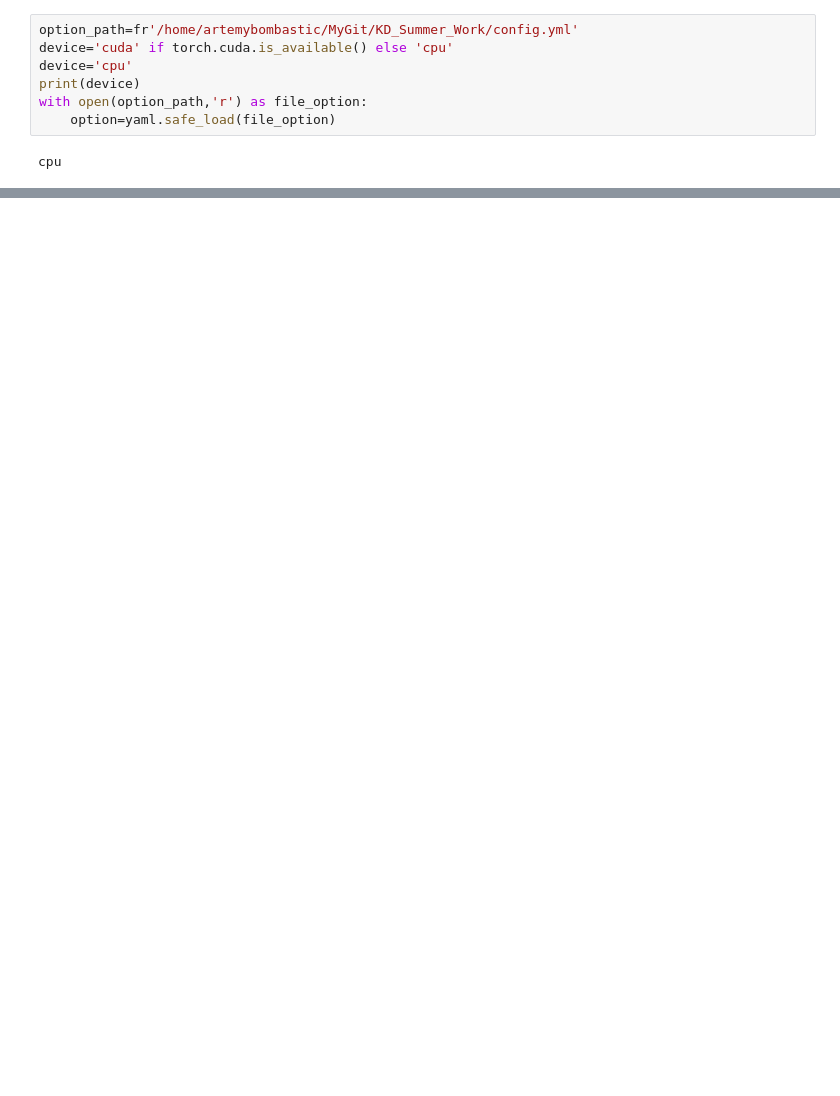
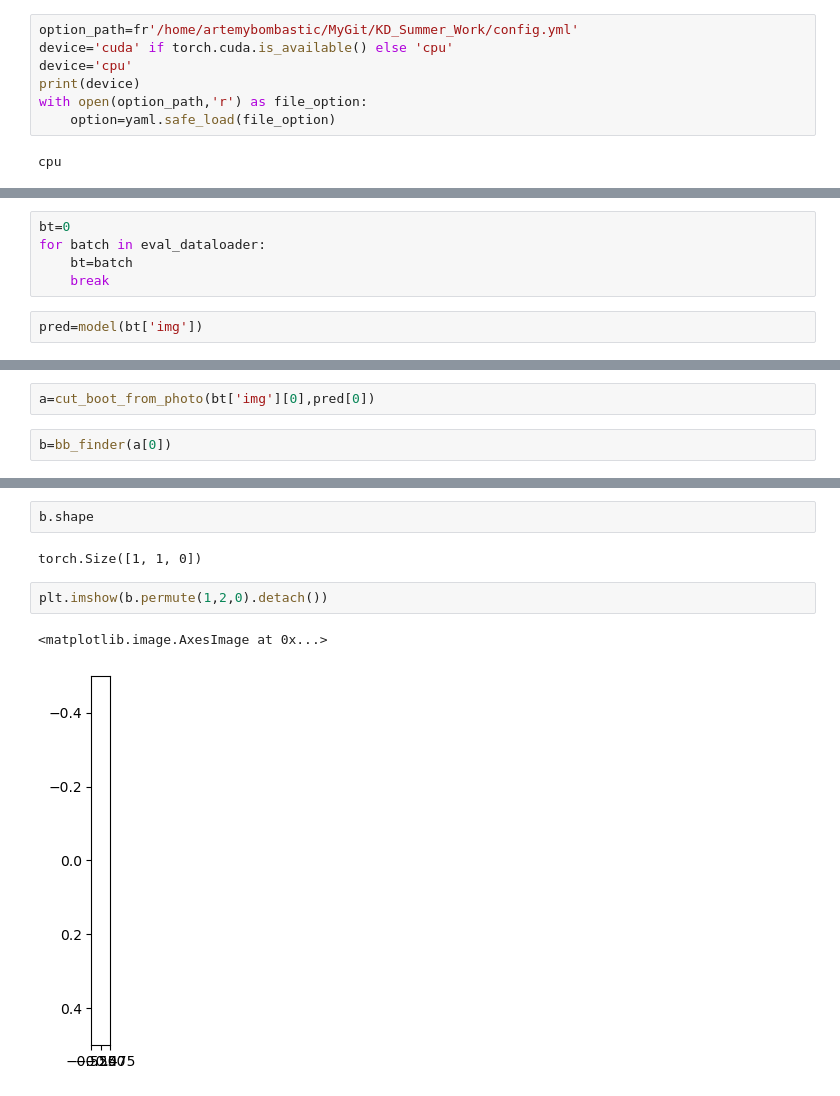
Before and after one commit to BombasticFantastik/KD_Summer_Work, a Jupyter notebook: Positioner/Untitled.ipynb, the cells around one changed output, grey strips where cells are left out. Cells and saved outputs as stored; diff of their text form; blank space fills up the shorter version.

```diff
--- a/Positioner/Untitled.ipynb
+++ b/Positioner/Untitled.ipynb
@@ -33,0 +59,7 @@ eval_dataloader=DataLoader(dataset=eval_dataset,batch_size=1,drop_last=False,shu
+# %%
+bt=0
+for batch in eval_dataloader:
+    bt=batch
+    break
+# %%
+pred=model(bt['img'])
@@ -33,0 +90,4 @@ eval_dataloader=DataLoader(dataset=eval_dataset,batch_size=1,drop_last=False,shu
+# %%
+a=cut_boot_from_photo(bt['img'][0],pred[0])
+# %%
+b=bb_finder(a[0])
@@ -33,0 +125,9 @@ eval_dataloader=DataLoader(dataset=eval_dataset,batch_size=1,drop_last=False,shu
+# %%
+b.shape
+# %% [output]
+torch.Size([1, 1, 0])
+# %%
+plt.imshow(b.permute(1,2,0).detach())
+# %% [output]
+<matplotlib.image.AxesImage at 0x...>
+[figure, added]
```
Also changed, not shown: parts of 14 cells of this notebook.
